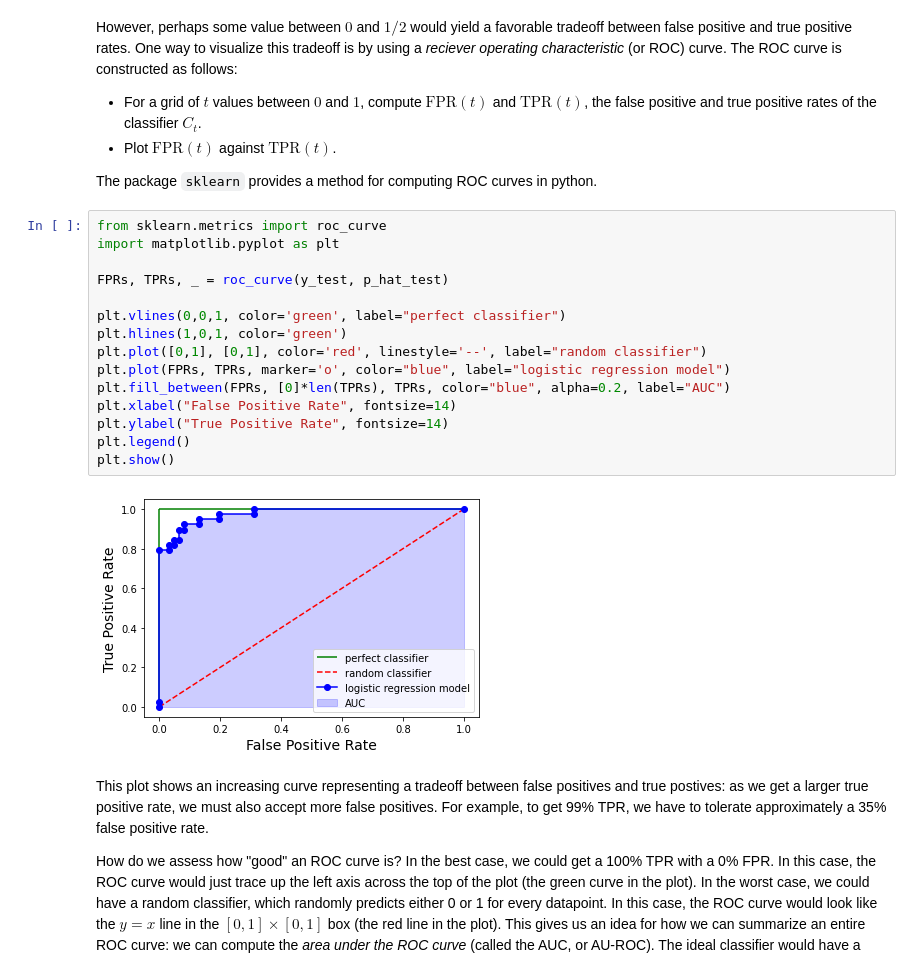
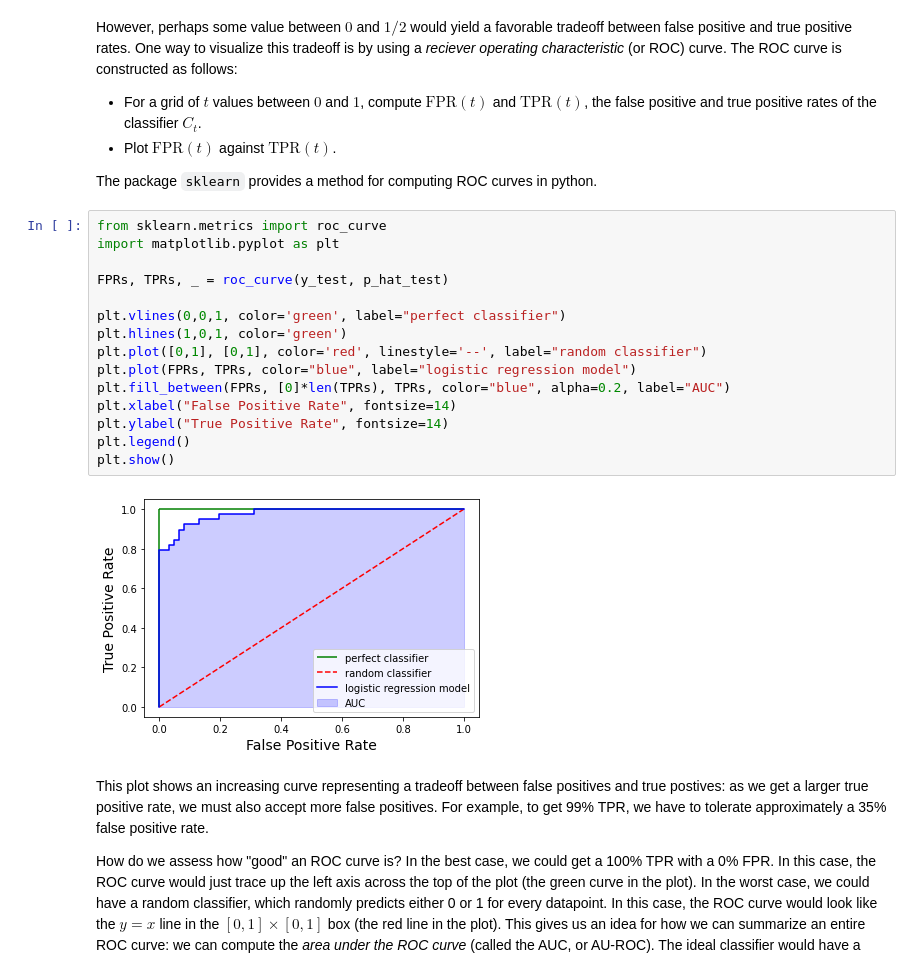
Before and after one commit to rythei/linear-models, a Jupyter notebook: _sources/content/generalizing_linear_regression/logistic_regression.ipynb, the cells around one changed output. Saved outputs shown, nothing was run; the diff lists cells and outputs as text.

```diff
--- a/_sources/content/generalizing_linear_regression/logistic_regression.ipynb
+++ b/_sources/content/generalizing_linear_regression/logistic_regression.ipynb
@@ -281,20 +281,20 @@ The package `sklearn` provides a method for computing ROC curves in python.
 # %%
 from sklearn.metrics import roc_curve
 import matplotlib.pyplot as plt
 
 FPRs, TPRs, _ = roc_curve(y_test, p_hat_test)
 
 plt.vlines(0,0,1, color='green', label="perfect classifier")
 plt.hlines(1,0,1, color='green')
 plt.plot([0,1], [0,1], color='red', linestyle='--', label="random classifier")
-plt.plot(FPRs, TPRs, marker='o', color="blue", label="logistic regression model")
+plt.plot(FPRs, TPRs, color="blue", label="logistic regression model")
 plt.fill_between(FPRs, [0]*len(TPRs), TPRs, color="blue", alpha=0.2, label="AUC")
 plt.xlabel("False Positive Rate", fontsize=14)
 plt.ylabel("True Positive Rate", fontsize=14)
 plt.legend()
 plt.show()
 # %% [output]
-[figure, old version]
+[figure, new version]
 # %% [markdown]
 This plot shows an increasing curve representing a tradeoff between false positives and true postives: as we get a larger true positive rate, we must also accept more false positives. For example, to get 99% TPR, we have to tolerate approximately a 35% false positive rate.
 
```
Also changed, not shown: parts of 2 cells of this notebook, 4 other files.
